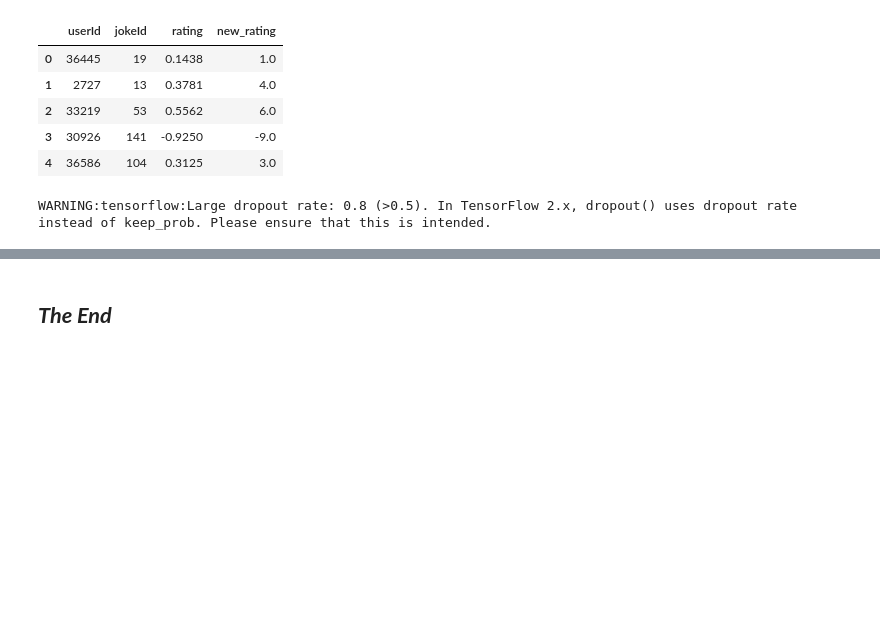
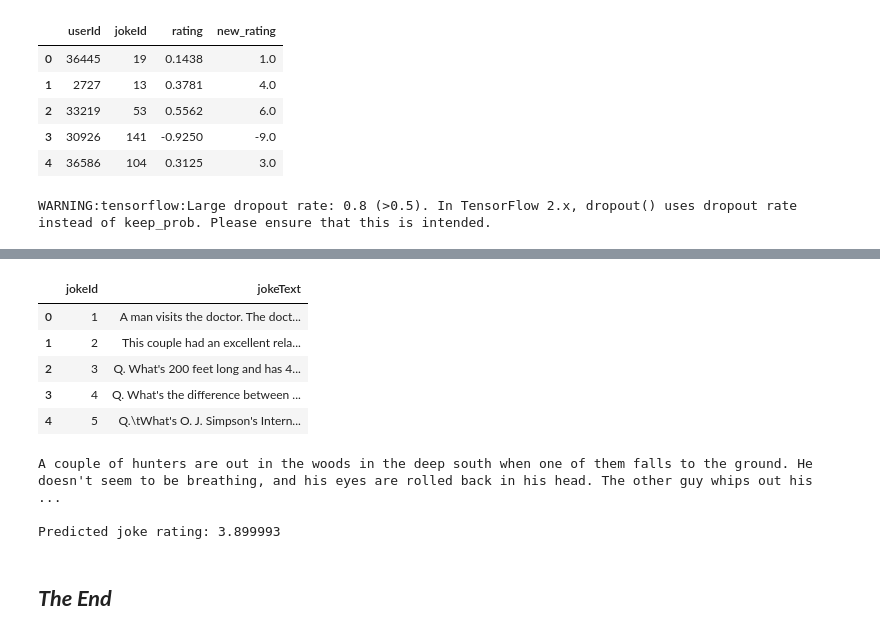
Before and after one commit to Chiosas/Jester_Jokes, a Jupyter notebook: Jester_Jokes_Project.ipynb, the cells around one changed output, grey strips where cells are left out. Drawn from its saved outputs; the diff is of its cells as text; code cells hidden in the pictures; blank space fills up the shorter version.

```diff
--- a/Jester_Jokes_Project.ipynb
+++ b/Jester_Jokes_Project.ipynb
@@ -1303,2 +1367,19 @@ model_rmse
+# %%
+content_data.head()
+# %% [output]
+|  | jokeId | jokeText |
+| 0 | 1 | A man visits the doctor. The doct... |
+| 1 | 2 | This couple had an excellent rela... |
+| 2 | 3 | Q. What's 200 feet long and has 4... |
+| 3 | 4 | Q. What's the difference between ... |
+| 4 | 5 | Q.\tWhat's O. J. Simpson's Intern... |
+# %%
+idx = content_data[content_data[item_col]==joke_id].index[0]
+print(content_data['jokeText'][idx])
+print(f'\nPredicted joke rating: {joke_rating:.6f}')
+# %% [output]
+A couple of hunters are out in the woods in the deep south when one of them falls to the ground. He doesn't seem to be breathing, and his eyes are rolled back in his head. The other guy whips out his  ...
+
+Predicted joke rating: 3.899993
 # %% [markdown]
 ## ***The End***
```
Also changed, not shown: parts of 27 cells of this notebook.
